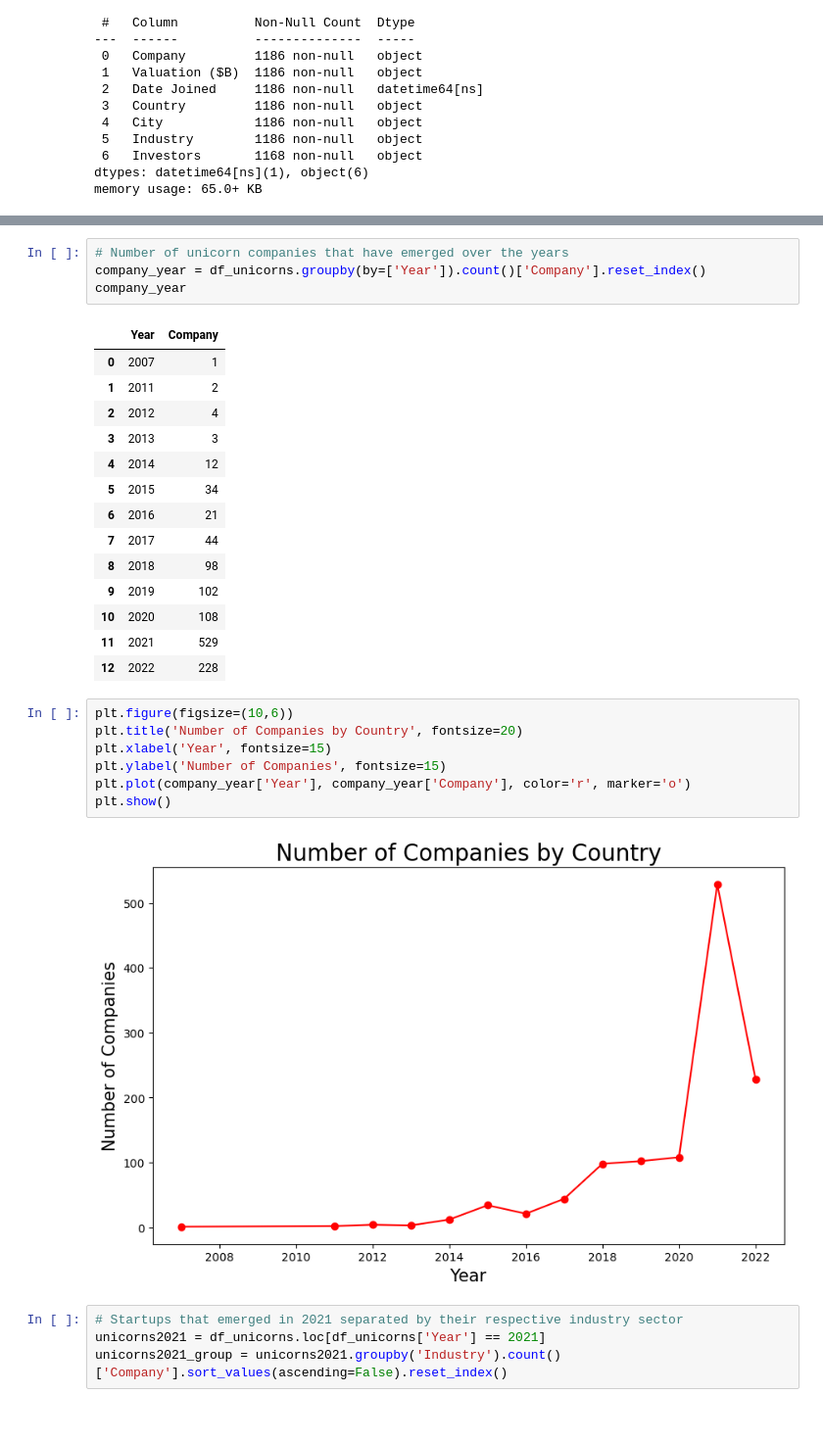
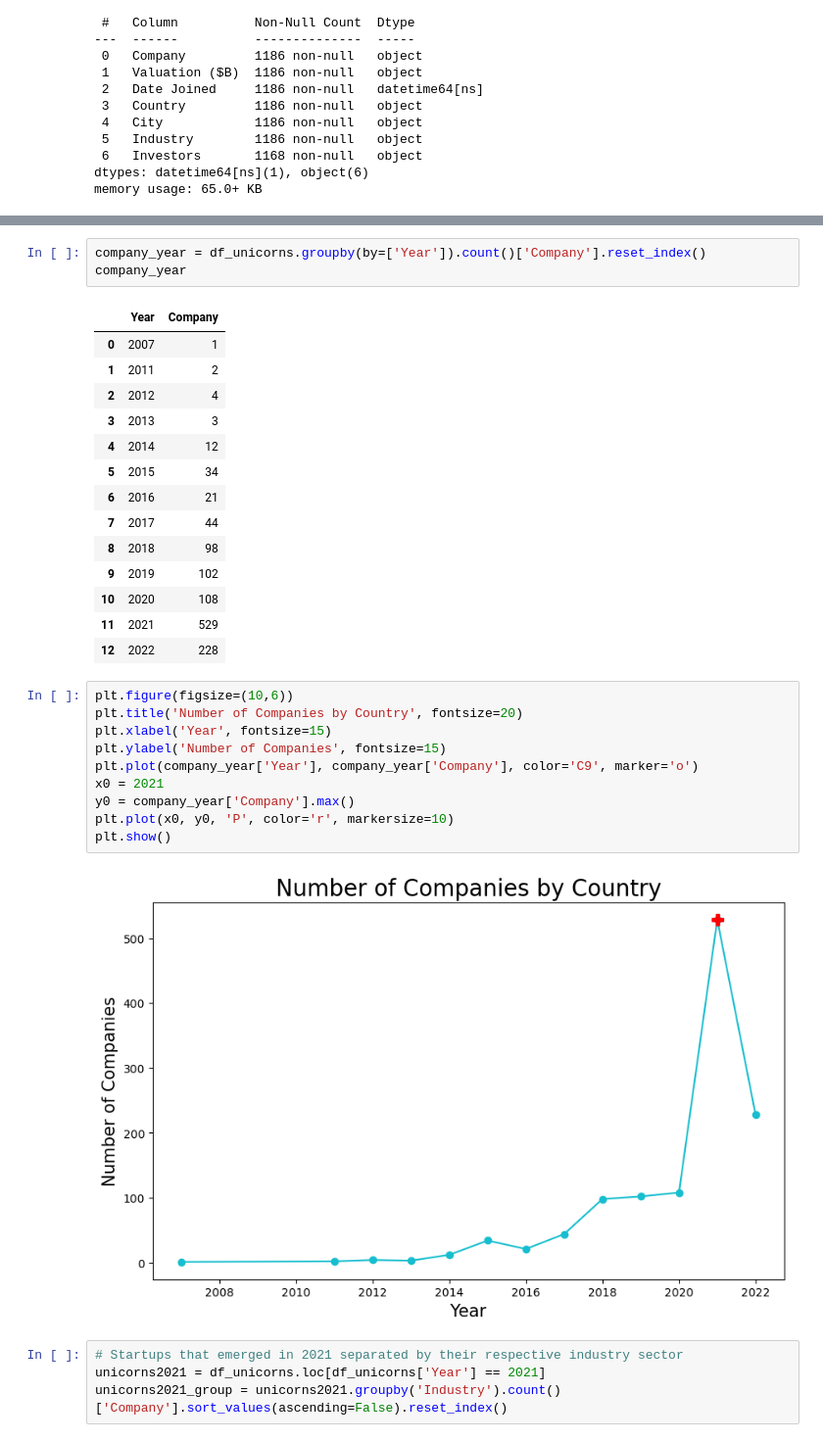
Before and after one commit to nelleuSant/Analysis_Py, a Jupyter notebook: Case_Unicorn/unicorn-case-study.ipynb, the cells around one changed output, grey strips where cells are left out. Shown at 98% size. Cells and saved outputs as stored; diff of their text form.

Commit message:
Update Case Unicorn and upload Case Student Performance Folder

```diff
--- a/Case_Unicorn/unicorn-case-study.ipynb
+++ b/Case_Unicorn/unicorn-case-study.ipynb
@@ -170,5 +177,4 @@ df_unicorns.head()
 # %%
-# Number of unicorn companies that have emerged over the years
 company_year = df_unicorns.groupby(by=['Year']).count()['Company'].reset_index()
 company_year
 # %% [output]
@@ -189,12 +195,15 @@ company_year
 # %%
 plt.figure(figsize=(10,6))
 plt.title('Number of Companies by Country', fontsize=20)
 plt.xlabel('Year', fontsize=15)
 plt.ylabel('Number of Companies', fontsize=15)
-plt.plot(company_year['Year'], company_year['Company'], color='r', marker='o')
+plt.plot(company_year['Year'], company_year['Company'], color='C9', marker='o')
+x0 = 2021
+y0 = company_year['Company'].max()
+plt.plot(x0, y0, 'P', color='r', markersize=10)
 plt.show()
 # %% [output]
-[figure, old version]
+[figure, new version]
 # %%
 # Startups that emerged in 2021 separated by their respective industry sector
 unicorns2021 = df_unicorns.loc[df_unicorns['Year'] == 2021]
```
Also changed, not shown: parts of 7 cells of this notebook, 1 other file.
